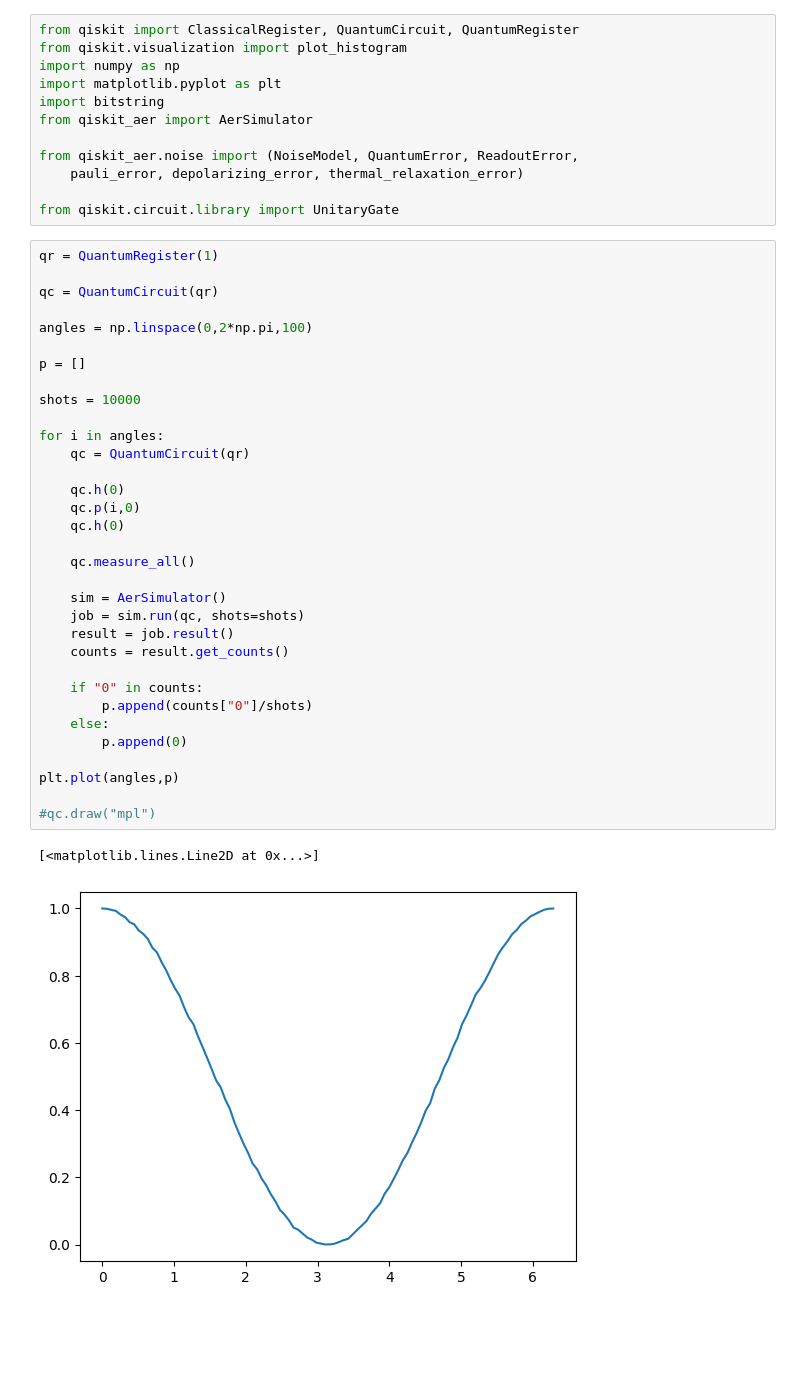
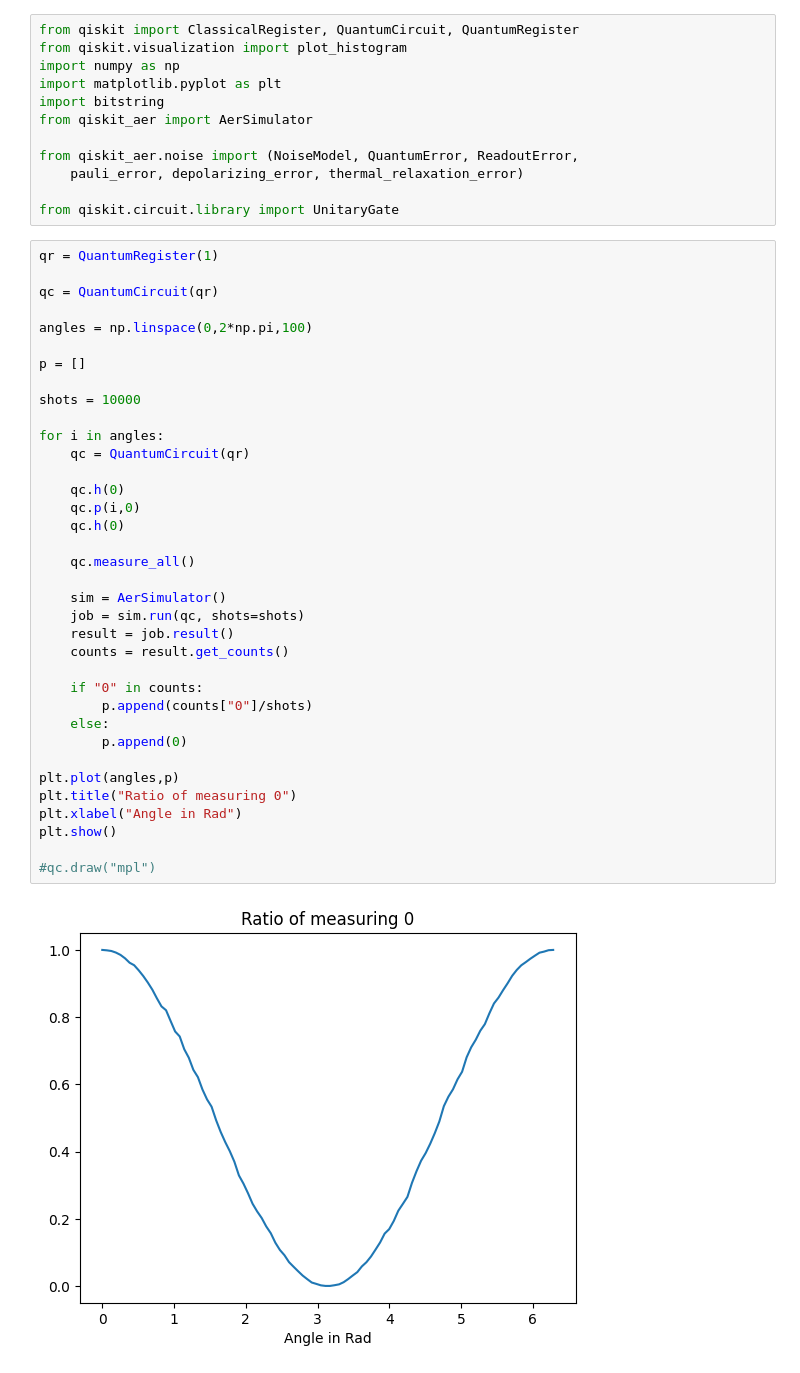
Before and after one commit to RicemanBoy/Bachelor, a Jupyter notebook: thestart.ipynb, the cells around one changed output. Drawn from its saved outputs; the diff is of its cells as text; blank space fills up the shorter version.

```diff
--- a/thestart.ipynb
+++ b/thestart.ipynb
@@ -17,33 +17,35 @@ qc = QuantumCircuit(qr)
 
 angles = np.linspace(0,2*np.pi,100)
 
 p = []
 
 shots = 10000
 
 for i in angles:
     qc = QuantumCircuit(qr)
 
     qc.h(0)
     qc.p(i,0)
     qc.h(0)
 
     qc.measure_all()
 
     sim = AerSimulator()
     job = sim.run(qc, shots=shots)
     result = job.result()
     counts = result.get_counts()
 
     if "0" in counts:
         p.append(counts["0"]/shots)
     else:
         p.append(0)
 
 plt.plot(angles,p)
+plt.title("Ratio of measuring 0")
+plt.xlabel("Angle in Rad")
+plt.show()
 
 #qc.draw("mpl")
 # %% [output]
-[<matplotlib.lines.Line2D at 0x...>]
-[figure, old version]
+[figure, new version]
 # %%
```
Also changed, not shown: parts of 3 cells of this notebook.
